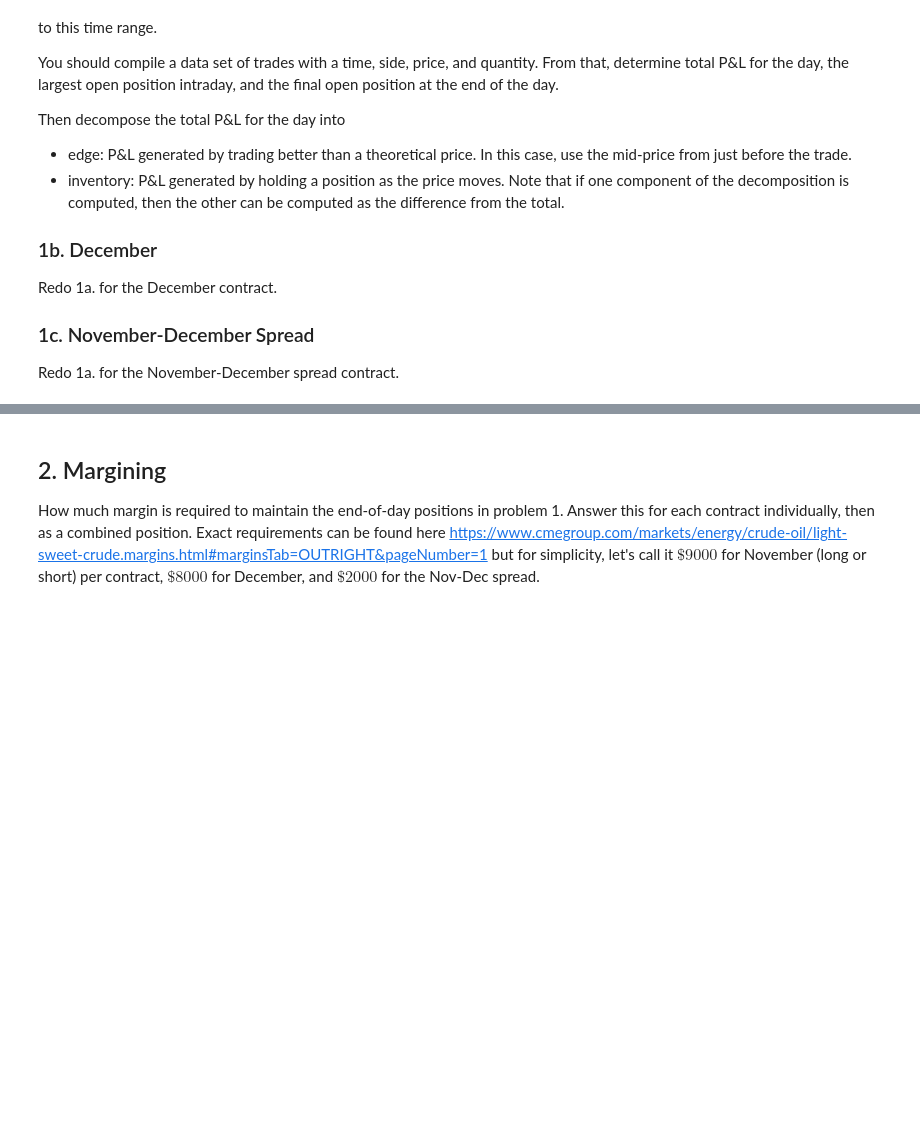
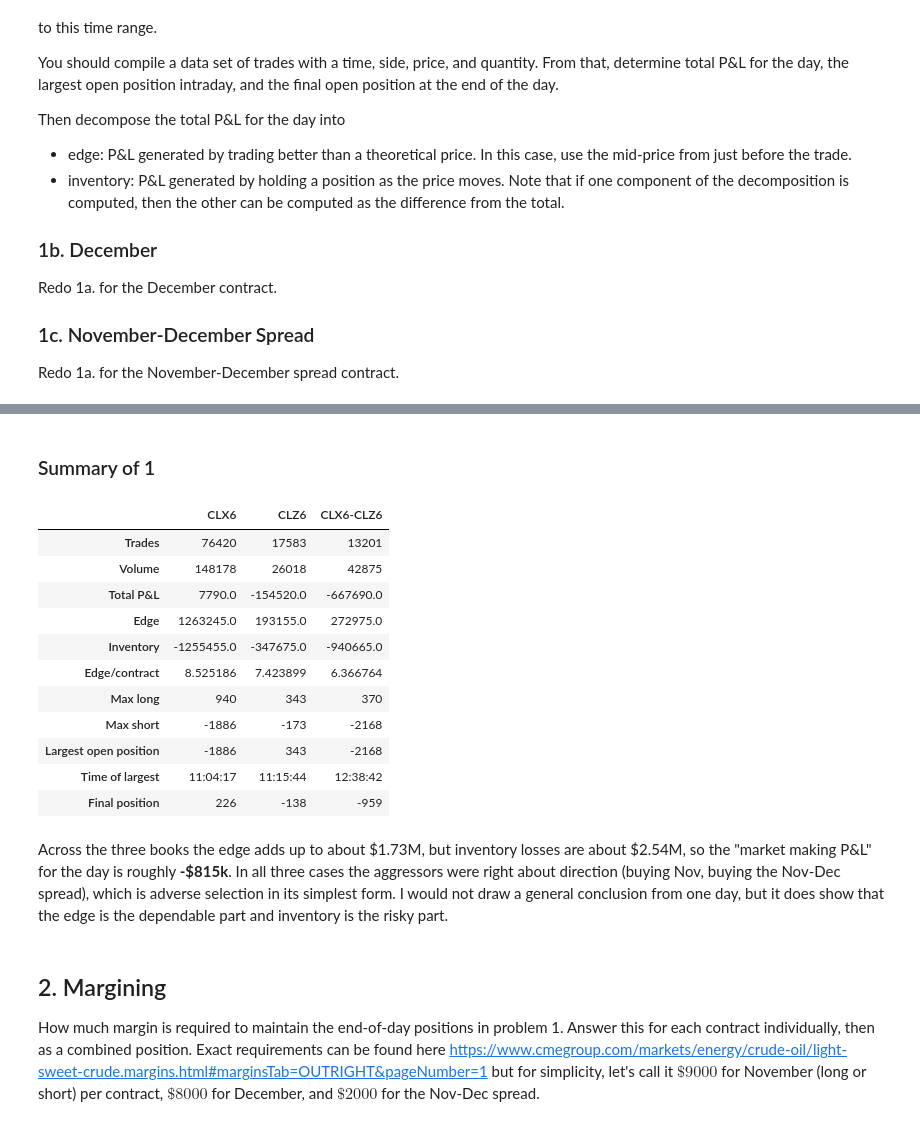
Before and after one commit to dafu-zhu/finm37000, a Jupyter notebook: workspace/notebooks/futures_mm.ipynb, the cells around one changed output, grey strips where cells are left out. Saved outputs shown, nothing was run; the diff lists cells and outputs as text; code cells hidden in the pictures; blank space fills up the shorter version.

```diff
--- a/workspace/notebooks/futures_mm.ipynb
+++ b/workspace/notebooks/futures_mm.ipynb
@@ -41,0 +328,3 @@ Redo 1a. for the November-December spread contract.
+# %%
+nov_summary = summarize_mm(nov_trades, settles[nov])
+nov_summary
@@ -41,0 +374,4 @@ Redo 1a. for the November-December spread contract.
+# %%
+dec_trades = make_mm_trades(tbbo, dec)
+dec_summary = summarize_mm(dec_trades, settles[dec])
+dec_summary
@@ -41,0 +408,4 @@ Redo 1a. for the November-December spread contract.
+# %%
+spread_trades = make_mm_trades(tbbo, nov_dec)
+spread_summary = summarize_mm(spread_trades, settles[nov_dec])
+spread_summary
@@ -42,3 +440,28 @@ Redo 1a. for the November-December spread contract.
+# %% [markdown]
+### Summary of 1
+# %%
+summary = pd.DataFrame({nov: nov_summary, dec: dec_summary, nov_dec: spread_summary})
+summary
+# %% [output]
+|  | CLX6 | CLZ6 | CLX6-CLZ6 |
+| Trades | 76420 | 17583 | 13201 |
+| Volume | 148178 | 26018 | 42875 |
+| Total P&L | 7790.0 | -154520.0 | -667690.0 |
+| Edge | 1263245.0 | 193155.0 | 272975.0 |
+| Inventory | -1255455.0 | -347675.0 | -940665.0 |
+| Edge/contract | 8.525186 | 7.423899 | 6.366764 |
+| Max long | 940 | 343 | 370 |
+| Max short | -1886 | -173 | -2168 |
+| Largest open position | -1886 | 343 | -2168 |
+| Time of largest | 11:04:17 | 11:15:44 | 12:38:42 |
+| Final position | 226 | -138 | -959 |
+# %% [markdown]
+Across the three books the edge adds up to about \$1.73M, but inventory losses are about
+\$2.54M, so the "market making P&L" for the day is roughly **-\$815k**. In all three
+cases the aggressors were right about direction (buying Nov, buying the Nov-Dec spread),
+which is adverse selection in its simplest form. I would not draw a general conclusion from
+one day, but it does show that the edge is the dependable part and inventory is the
+risky part.
 # %% [markdown]
 ## 2. Margining
 
```
Also changed, not shown: parts of 35 cells of this notebook.
